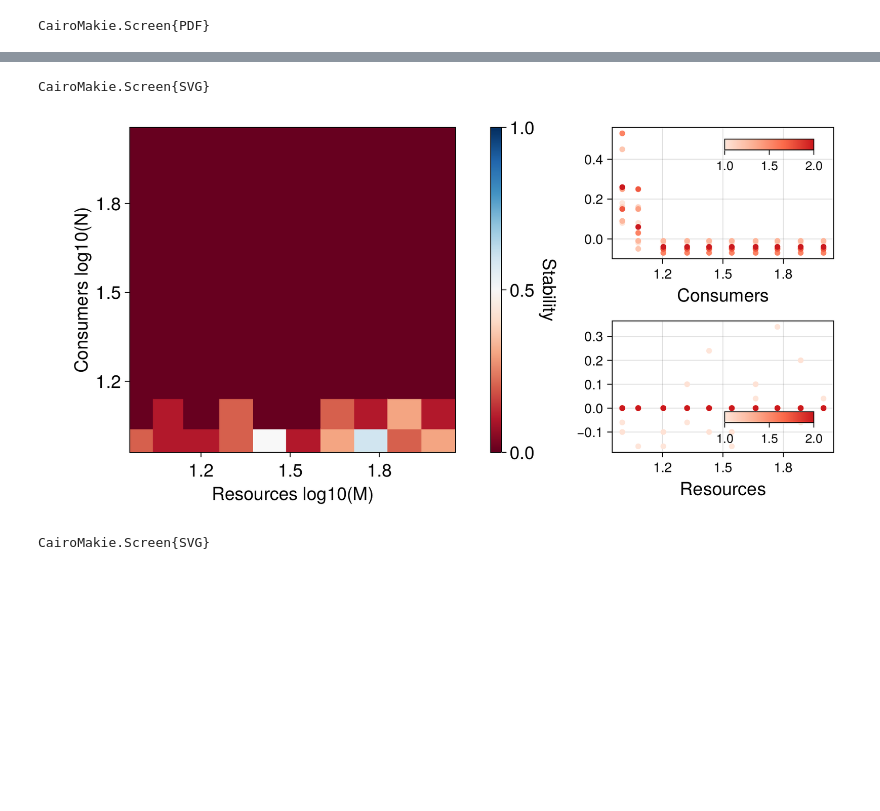
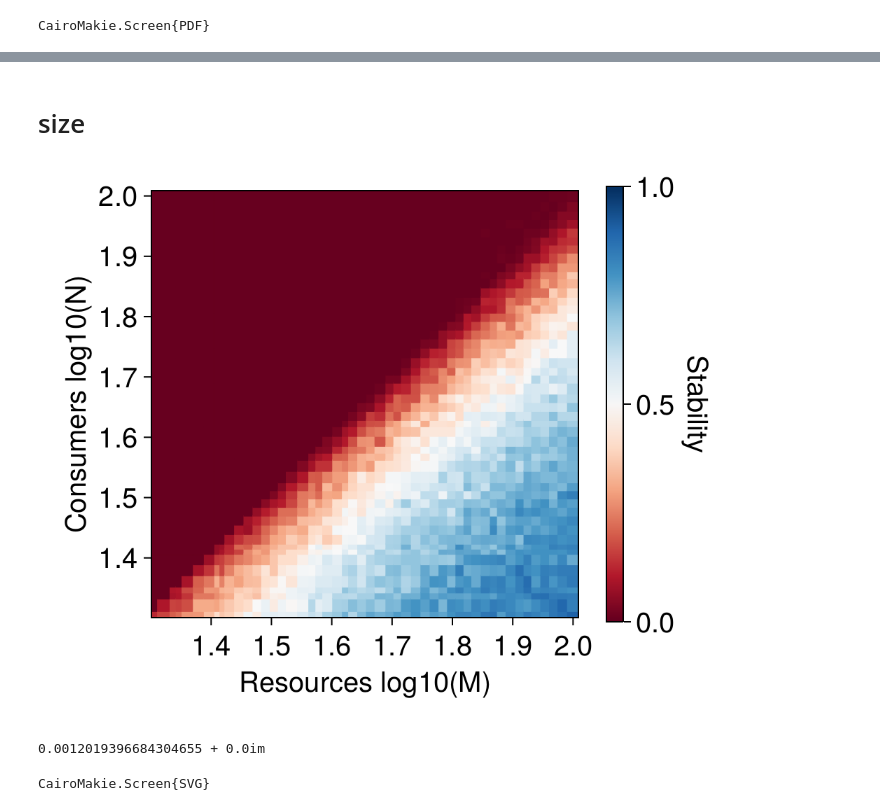
Before and after one commit to CleggTom/MiCRM_stability, a Jupyter notebook: Notebooks/Untitled1.ipynb, the cells around one changed output, grey strips where cells are left out. Drawn from its saved outputs; the diff is of its cells as text; code cells hidden in the pictures; blank space fills up the shorter version.

```diff
--- a/Notebooks/Untitled1.ipynb
+++ b/Notebooks/Untitled1.ipynb
@@ -136,62 +81,42 @@ f
-# %%
-save("../Results/Figures/switching_correlations.svg", f)
-# %% [output]
-CairoMakie.Screen{SVG}
+# %% [markdown]
+# size
 # %%
-res = load("../Results/data/new_sims/size_stability3.jld2")
+res = load("../Results/data/new_sims/size_stability.jld2")
 
-stab = [x.re < eps() for x = res["l"]];
+stab = [x.re < -1e-6 for x = res["l"]];
 # %%
 #params
 #params
-N=10
-M=10
-Np = 250
+N=50
+M=50
+Np = 100
 
 
-n_vec = Int.(floor.(10 .^ range(1, log10(100), length = N)))
-m_vec = Int.(floor.(10 .^range(1, log10(100), length = M)))
+n_vec = Int.(floor.(10 .^ range(log10(20), log10(100), length = N)))
+m_vec = Int.(floor.(10 .^range(log10(20), log10(100), length = M)))
 N_mat = [n_vec[i] for i = 1:N, j = 1:M]
 M_mat = [m_vec[j] for i = 1:N, j = 1:M]
 
 
-f = Figure(size = (900,450))
-ax = Axis(f[1:2,1], ylabel = "Consumers log10(N)", xlabel = "Resources log10(M)", aspect = 1, xticklabelsize = 20, yticklabelsize = 20, xlabelsize = 20, ylabelsize = 20)
+f = Figure(size = (500,400))
 
+#plot stabiltiy heatmap
+ax = Axis(f[1,1], ylabel = "Consumers log10(N)", xlabel = "Resources log10(M)", aspect = 1, xticklabelsize = 20, yticklabelsize = 20, xlabelsize = 20, ylabelsize = 20)
 stab = mean(stab,dims=3)[:,:,1]
-cm =  (:RdBu)
+cm = :RdBu
 heatmap!(ax, log10.(n_vec), log10.(m_vec), stab', colormap = (cm), colorrange = (0,1))
+Colorbar(f[1,2], colormap = (cm), label = "Stability", flip_vertical_label = true, labelsize = 20, ticklabelsize = 20, colorrange = (0,1), tellwidth = false)
 
-Colorbar(f[1:2,2], colormap = (cm), label = "Stability", flip_vertical_label = true, labelsize = 20, ticklabelsize = 20, colorrange = (0,1))
-
-cm = :Reds_4
-ax = Axis(f[1,3], xlabel = "Consumers",  xticklabelsize = 15, yticklabelsize = 15, xlabelsize = 20, ylabelsize = 20)
-for a = 1:M
-    scatter!(ax,log10.(N_mat[:,a] ), stab[:,a] .- mean(stab[:,a]) , color = m_vec[a], colormap = cm, colorrange = extrema(n_vec))
-end
-cb = Colorbar(f[1,3],colorrange=extrema(log10.(m_vec)), colormap = cm,
-    tellwidth=false, tellheight = false, vertical = false,
-    width = Relative(0.4), halign=0.85, valign=0.9,flipaxis = false)
-# text!(ax, 68,0.185,text = "M", align = (:left,:center))
-
-
-ax = Axis(f[2,3], xlabel = "Resources", xticklabelsize = 15, yticklabelsize = 15, xlabelsize = 20, ylabelsize = 20)
-for i = 1:N
-    scatter!(ax,log10.(M_mat[i,:] ), stab[i,:] .- mean(stab[i,:]), color = n_vec[i], colormap = cm, colorrange = extrema(n_vec))
-end
-cb = Colorbar(f[2,3],colorrange=extrema(log10.(n_vec)), colormap = cm,
-    tellwidth=false, tellheight = false, vertical = false,
-    width = Relative(0.4), halign=0.85, valign=0.25,flipaxis = false)
-# text!(ax, 68,-0.39,text = "N", align = (:left,:center))
-
-# scatter!(ax, log10.(N_mat[:]), stab[:] - 0.3*log10.(M_mat[:]) .+ 0.5)
-
-colsize!(f.layout, 1, Relative(0.61))
-colgap!(f.layout,2,20)
+colsize!(f.layout, 2, Relative(0.05))
+# colgap!(f.layout,0)
 
 f
 # %% [output]
-[figure, old version]
+[figure, new version]
+# %%
+res["l"][end,1,1]
+# %% [output]
+0.0012019396684304655 + 0.0im
 # %%
 save("../Results/Figures/size_correlations.pdf", f)
 save("../Results/Figures/size_correlations.svg", f)
```
Also changed, not shown: parts of 8 cells of this notebook, 12 other files.
